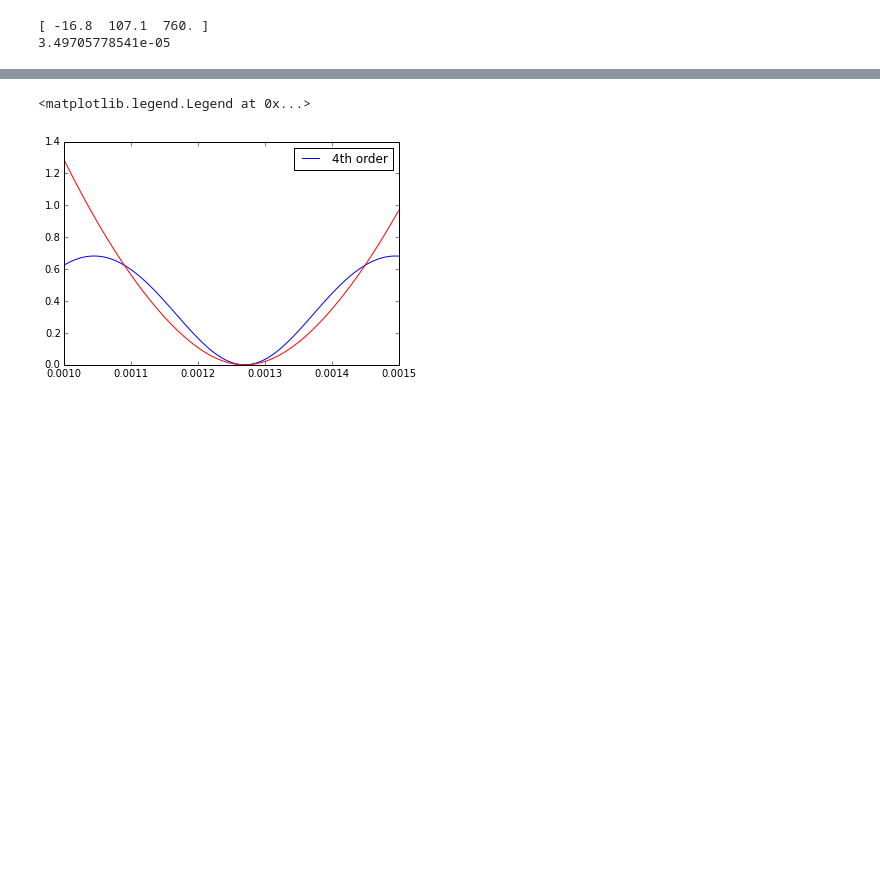
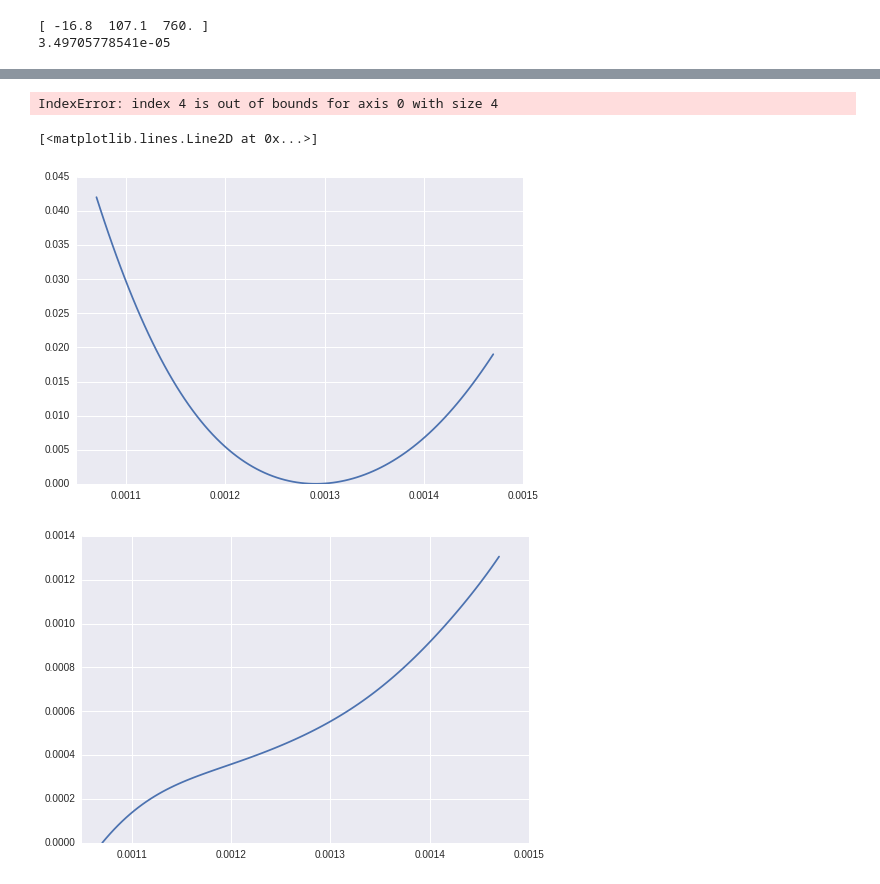
Before and after one commit to HaeffnerLab/trapsim, a Jupyter notebook: gapless/cct_A_trap-multi.ipynb, the cells around one changed output, grey strips where cells are left out. Cells and saved outputs as stored; diff of their text form; code cells hidden in the pictures; blank space fills up the shorter version.

Commit message:
added fourth order stuff

```diff
--- a/gapless/cct_A_trap-multi.ipynb
+++ b/gapless/cct_A_trap-multi.ipynb
@@ -60,7 +63,7 @@ elec_name = w.dc_electrode_dict.keys()
 elec_name.sort()
 mult_index = 1
 
-zp = 1270e-6
+zp = Z_center
 yp = 107e-6
 xp = -17e-6
 
@@ -93,0 +177,11 @@ for en in elec_name:
+# %%
+cfile_index = [0,1,2,4,5]
+cfile = zeros((8,23))
+index1 = 0
+for i in cfile_index:
+    cfile[i,:] = C[index1,:]
+    index1 += 1
+cout = reshape(cfile,(23*8,1))
+np.savetxt("Atrap_el5_fourthorder.txt", cout)
+# %% [output]
+IndexError: index 4 is out of bounds for axis 0 with size 4
@@ -93,0 +201,18 @@ for en in elec_name:
+# %%
+for en in elec_name:
+    i = int(en) - 1
+    w.set_voltage(en, C[4,i]-3.1*C[3,i])
+
+pot = lambda z : w.compute_total_dc_potential([xp,yp,z])
+dpot = nd.Derivative(pot,n=2)
+dlist4 = []
+for z_i in xrange(Nz):
+    dlist4.append(dpot(Z[z_i]))
+plot(Z,dlist4)
+figure()
+pot = lambda z : w.compute_total_dc_potential([xp,yp,z])
+dpot = nd.Derivative(pot,n=4)
+dlist4 = []
+for z_i in xrange(Nz):
+    dlist4.append(dpot(Z[z_i]))
+plot(Z,dlist4)
@@ -94,34 +224,34 @@ for en in elec_name:
 # %%
+Z = linspace(Z_center-200e-6,Z_center+200e-6,Nz)
+
 for en in elec_name:
-    w.set_voltage(en, vdict[en])
+    i = int(en)
+    w.set_voltage(en, u[i,0])
 
-
-potlist3 = []
+potlist5 = []
 for z_i in xrange(Nz):
     r = [xp,yp,Z[z_i]]
     a = w.compute_total_dc_potential(r)
-    potlist3.append(a)
-potlist3 = array(potlist3) / max(np.abs(potlist3))
-potlist3 = (potlist3) - min((potlist3))
-plot(Z,potlist3)
+    potlist5.append(a)
+potlist5 = array(potlist5) #/ np.max(np.abs(potlist4))
+potlist5 = (potlist5) - np.min((potlist5))
 
+plot(Z, potlist5)
+figure()
+for en in elec_name:
+    i = int(en)
+    w.set_voltage(en, u[i,1])
 
-
-for en in elec_name:
-    w.set_voltage(en, vdict1[en])
-
-potlist4 = []
+potlist5 = []
 for z_i in xrange(Nz):
     r = [xp,yp,Z[z_i]]
     a = w.compute_total_dc_potential(r)
-    potlist4.append(a)
-potlist4 = array(potlist4) / max(np.abs(potlist4))
-potlist4 = (potlist4) - min((potlist4))
-clf()
-plot(Z,2*potlist3,'b',label='4th order')
-plot(Z,200*potlist4,'r')
-legend()
-#plot(Z,potlist4+potlist3,'y')
+    potlist5.append(a)
+potlist5 = array(potlist5) #/ np.max(np.abs(potlist4))
+potlist5 = (potlist5) - np.min((potlist5))
+
+plot(Z, potlist5)
 # %% [output]
-<matplotlib.legend.Legend at 0x...>
+[<matplotlib.lines.Line2D at 0x...>]
-[figure, old version]
+[figure, new version]
+[figure, added]
```
Also changed, not shown: parts of 21 cells of this notebook, 6 other files.
